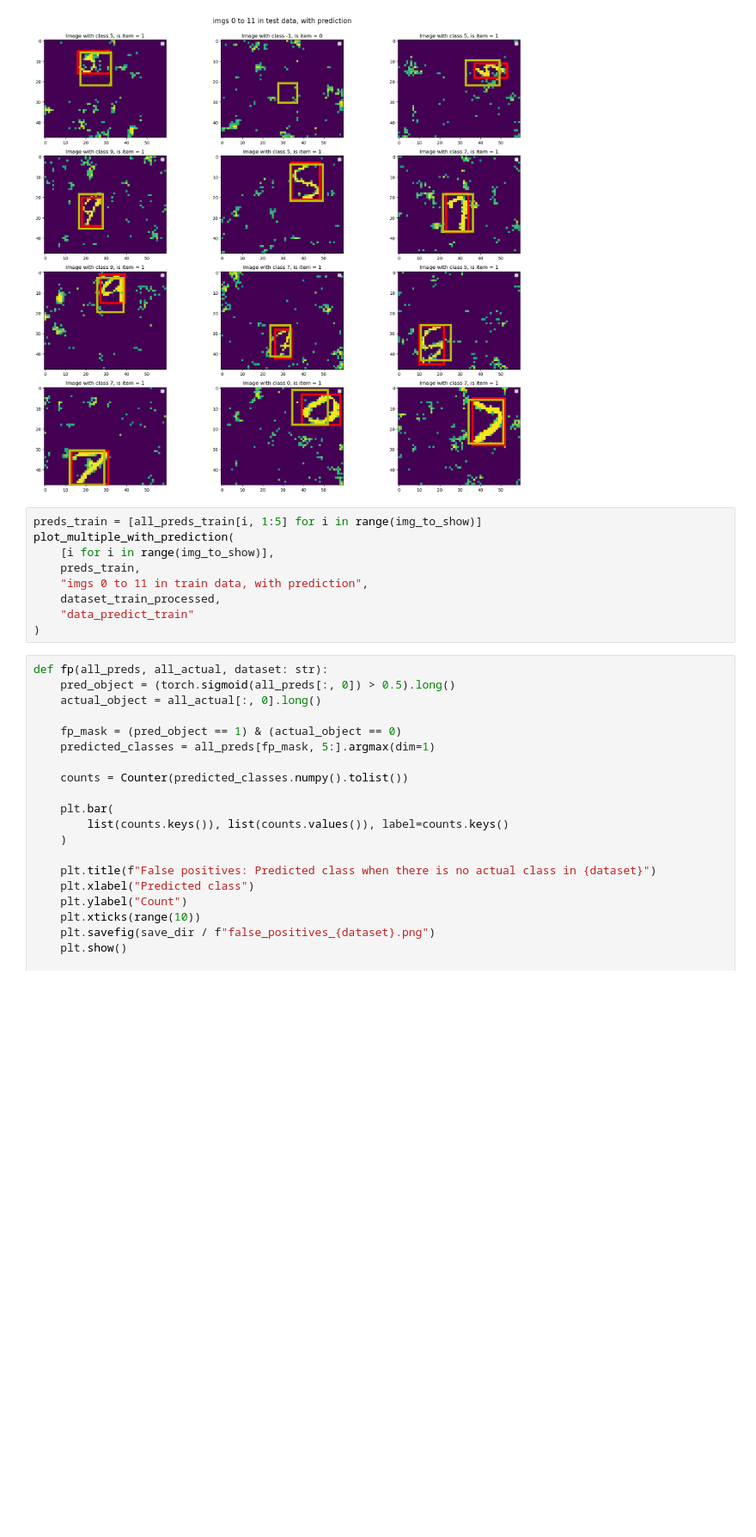
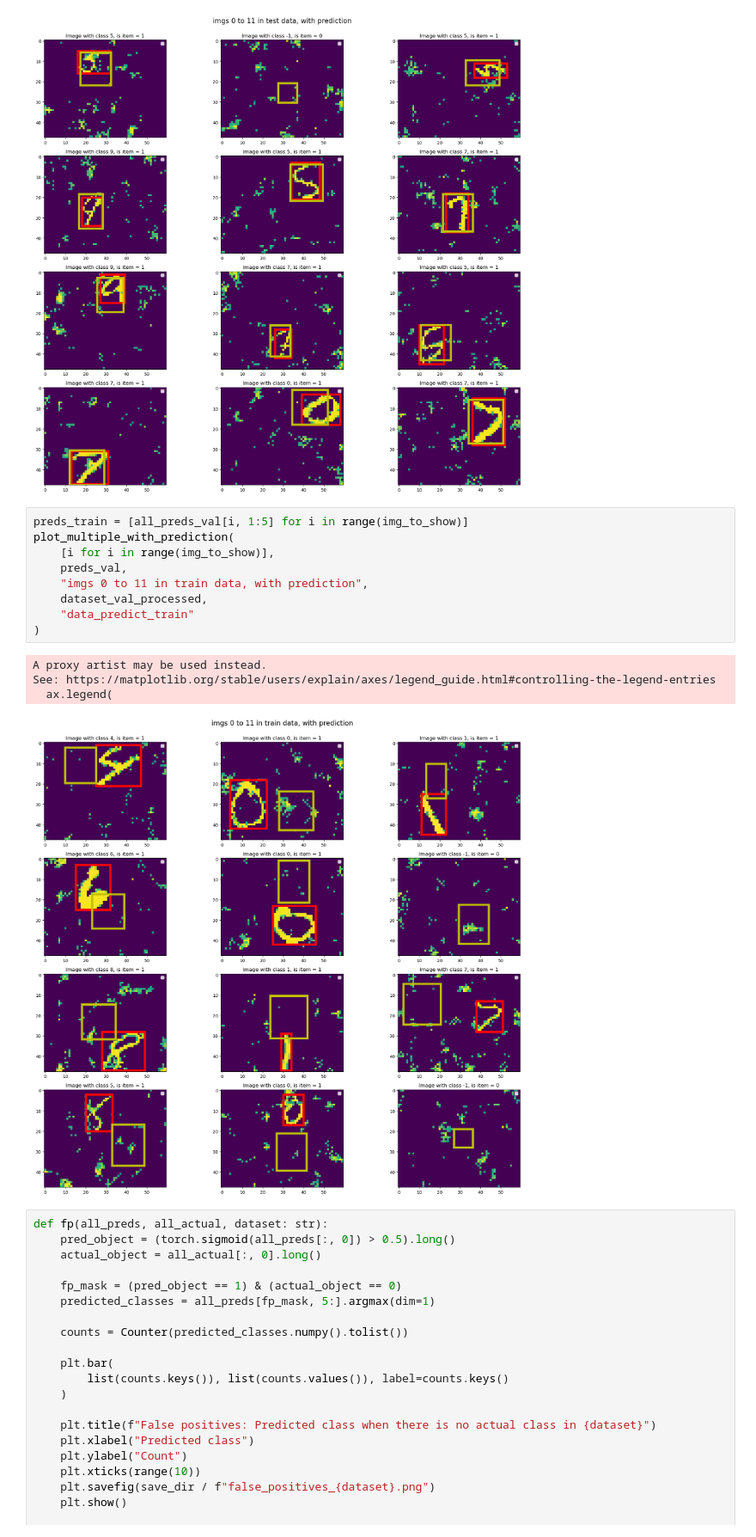
Before and after one commit to Freskoko/inf265_projects, a Jupyter notebook: assignments/src/project_2/Object_localization.ipynb, the cells around one changed output. Shown at 86% size. Saved outputs shown, nothing was run; the diff lists cells and outputs as text; blank space fills up the shorter version.

```diff
--- a/assignments/src/project_2/Object_localization.ipynb
+++ b/assignments/src/project_2/Object_localization.ipynb
@@ -1266,14 +1266,19 @@ See: https://matplotlib.org/stable/users/explain/axes/legend_guide.html#controll
   ax.legend(
 [figure]
 # %%
-preds_train = [all_preds_train[i, 1:5] for i in range(img_to_show)]
+preds_train = [all_preds_val[i, 1:5] for i in range(img_to_show)]
 plot_multiple_with_prediction(
     [i for i in range(img_to_show)],
-    preds_train,
+    preds_val,
     "imgs 0 to 11 in train data, with prediction",
-    dataset_train_processed,
+    dataset_val_processed,
     "data_predict_train"
 )
+# %% [output]
+A proxy artist may be used instead.
+See: https://matplotlib.org/stable/users/explain/axes/legend_guide.html#controlling-the-legend-entries
+  ax.legend(
+[figure, added]
 # %%
 def fp(all_preds, all_actual, dataset: str):
     pred_object = (torch.sigmoid(all_preds[:, 0]) > 0.5).long()
```
Also changed, not shown: 2 other files.
